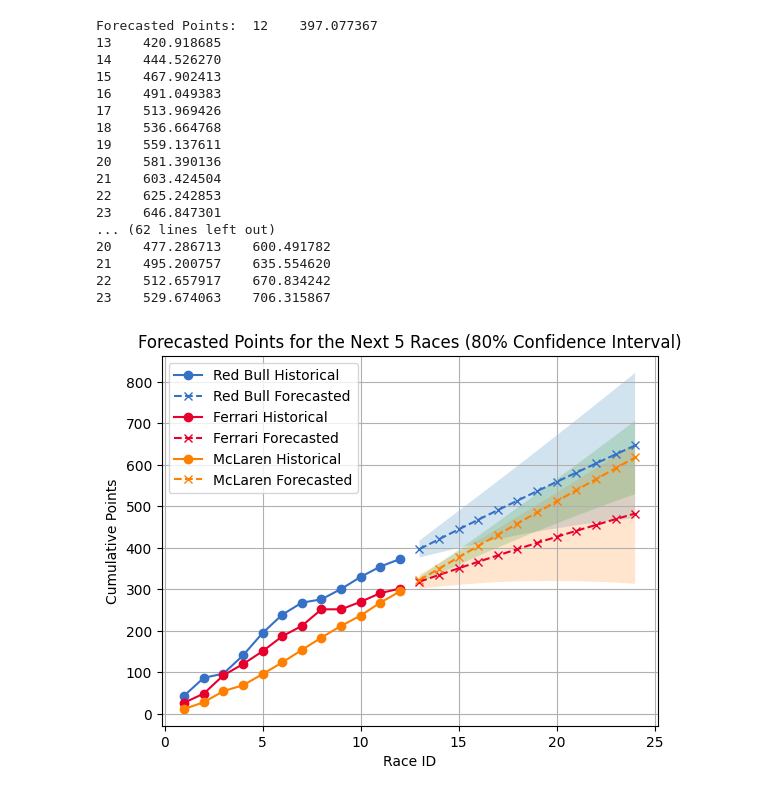
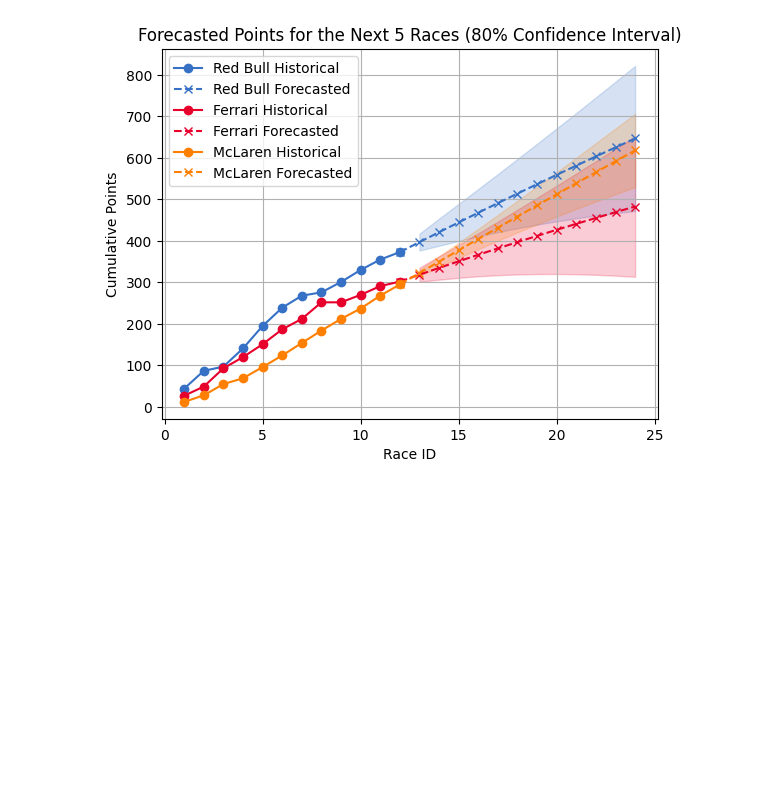
Before and after one commit to 911AstalusAdrian/MS3-FPM, a Jupyter notebook: Experimental Report/predict_championship_standings.ipynb, the cells around one changed output. Cells and saved outputs as stored; diff of their text form; code cells hidden in the pictures; blank space fills up the shorter version.

```diff
--- a/Experimental Report/predict_championship_standings.ipynb
+++ b/Experimental Report/predict_championship_standings.ipynb
@@ -64,58 +64,41 @@ plt.show()
 # %%
 from statsmodels.tsa.arima.model import ARIMA
-from statsmodels.tsa.stattools import adfuller
 
 top_teams_list = ['Red Bull', 'Ferrari', 'McLaren']
 top_teams_standings_df = constructor_standings_df[constructor_standings_df['name'].isin(top_teams_list)][['raceId', 'points', 'name']]
 top_teams_standings_df['raceId'] = top_teams_standings_df['raceId'] - 1120
 
 for team in top_teams_list:
     team_df = top_teams_standings_df[top_teams_standings_df['name'] == team]
     team_df = team_df.set_index('raceId')
 
     model = ARIMA(team_df['points'], order=(1,1,1))
     model_fit = model.fit()
     forecast_result = model_fit.get_forecast(steps=12)
     forecast = forecast_result.predicted_mean
     stderr = forecast_result.se_mean
     conf_int = forecast_result.conf_int(alpha=0.20)  # 80% confidence interval
 
-    print("Forecasted Points: ", forecast)
-    print("Confidence Interval: ", conf_int)
+    # Add the last actual value to the forecasts so the two lines connect
+    last_actual = team_df['points'].iloc[-1]
+    forecast_with_actual = [last_actual] + list(forecast)
 
     # Plot the historical data (points) for the team
-    plt.plot(team_df.index, team_df['points'], label=f'{team} Historical', linestyle='-', marker='o',color=team_colors[team])
+    plt.plot(team_df.index, team_df['points'], label=f'{team} Historical', linestyle='-', marker='o', color=team_colors[team])
 
     # Plot the forecasted points for the team
     future_raceIds = range(team_df.index[-1] + 1, team_df.index[-1] + 13)
-    plt.plot(future_raceIds, forecast, label=f'{team} Forecasted', linestyle='--', marker='x',color=team_colors[team])
+    plt.plot([team_df.index[-1]] + list(future_raceIds), forecast_with_actual, label=f'{team} Forecasted', linestyle='--', marker='x', color=team_colors[team])
 
-    # Plot the confidence intervals
-    plt.fill_between(future_raceIds, conf_int.iloc[:, 0], conf_int.iloc[:, 1], alpha=0.2)
+    # Plot confidence intervals
+    plt.fill_between(future_raceIds, conf_int.iloc[:, 0], conf_int.iloc[:, 1], alpha=0.2, color=team_colors[team])
 
-# Add labels and title
+
 plt.xlabel('Race ID')
 plt.ylabel('Cumulative Points')
 plt.title('Forecasted Points for the Next 5 Races (80% Confidence Interval)')
 plt.legend()
 plt.grid(True)
 plt.show()
 # %% [output]
-Forecasted Points:  12    397.077367
-13    420.918685
-14    444.526270
-15    467.902413
-16    491.049383
-17    513.969426
-18    536.664768
-19    559.137611
-20    581.390136
-21    603.424504
-22    625.242853
-23    646.847301
-... (62 lines left out)
-20    477.286713    600.491782
-21    495.200757    635.554620
-22    512.657917    670.834242
-23    529.674063    706.315867
-[figure, old version]
+[figure, new version]
```
Also changed, not shown: parts of 1 cell of this notebook.
